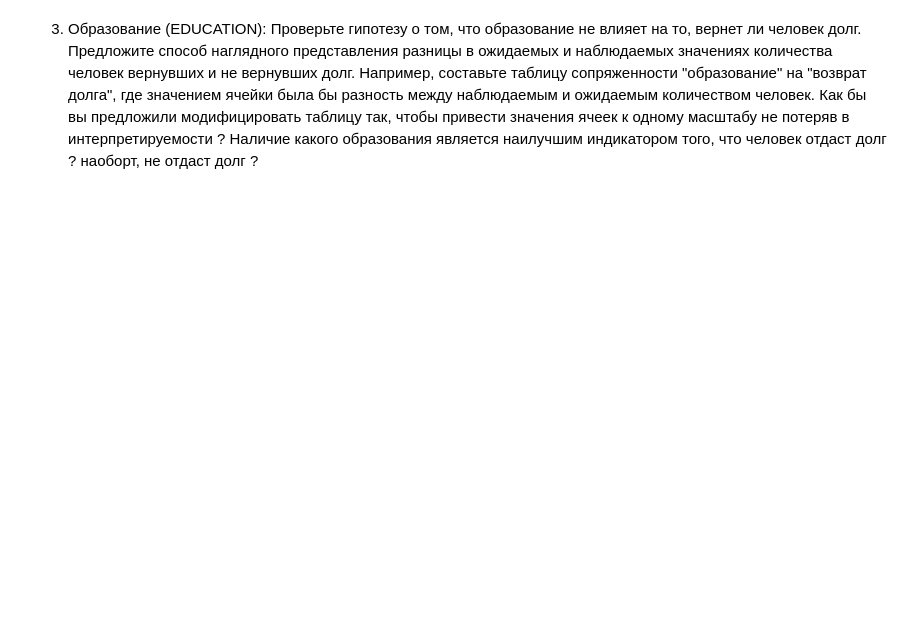
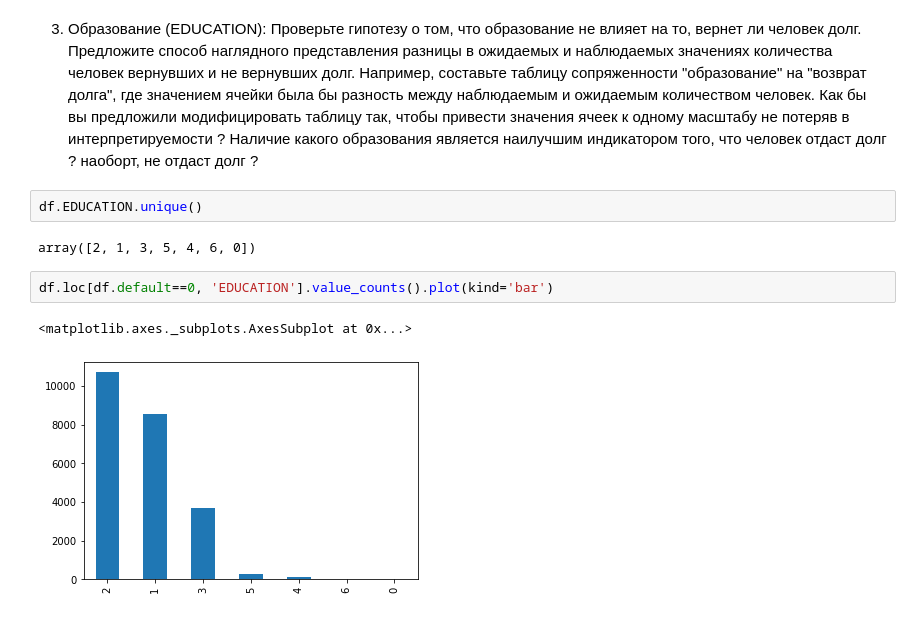
Before and after one commit to gazon1/Coursera-, a Jupyter notebook: Анализ данных в задаче кредитного скоринга.ipynb, the cells around one changed output. Drawn from its saved outputs; the diff is of its cells as text; blank space fills up the shorter version.

```diff
--- a/Анализ данных в задаче кредитного скоринга.ipynb
+++ b/Анализ данных в задаче кредитного скоринга.ipynb
@@ -107,2 +138,11 @@ normal_interval [0.555137, 0.578980] with width 0.023843
 # %% [markdown]
 3. Образование (EDUCATION): Проверьте гипотезу о том, что образование не влияет на то, вернет ли человек долг. Предложите способ наглядного представления разницы в ожидаемых и наблюдаемых значениях количества человек вернувших и не вернувших долг. Например, составьте таблицу сопряженности "образование" на "возврат долга", где значением ячейки была бы разность между наблюдаемым и ожидаемым количеством человек. Как бы вы предложили модифицировать таблицу так, чтобы привести значения ячеек к одному масштабу не потеряв в интерпретируемости ? Наличие какого образования является наилучшим индикатором того, что человек отдаст долг ? наоборт, не отдаст долг ?
+# %%
+df.EDUCATION.unique()
+# %% [output]
+array([2, 1, 3, 5, 4, 6, 0])
+# %%
+df.loc[df.default==0, 'EDUCATION'].value_counts().plot(kind='bar')
+# %% [output]
+<matplotlib.axes._subplots.AxesSubplot at 0x...>
+[figure, added]
```
Also changed, not shown: parts of 32 cells of this notebook, 10 other files.
